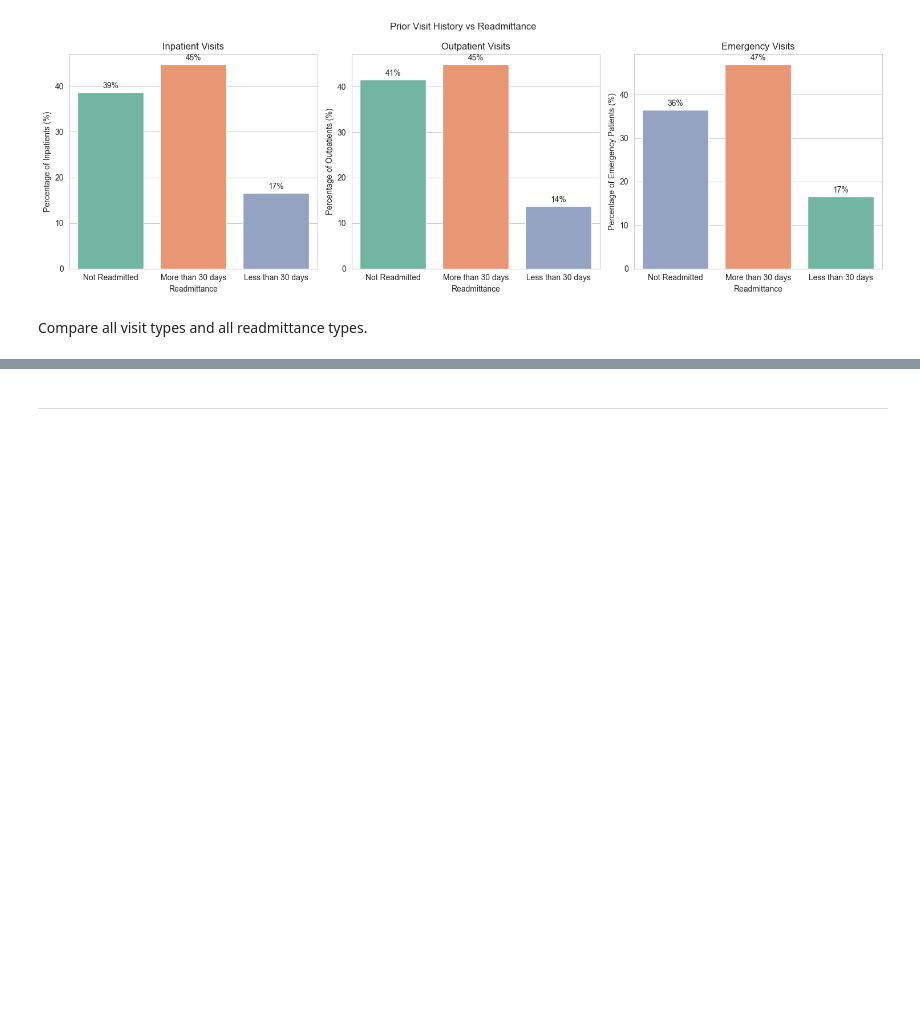
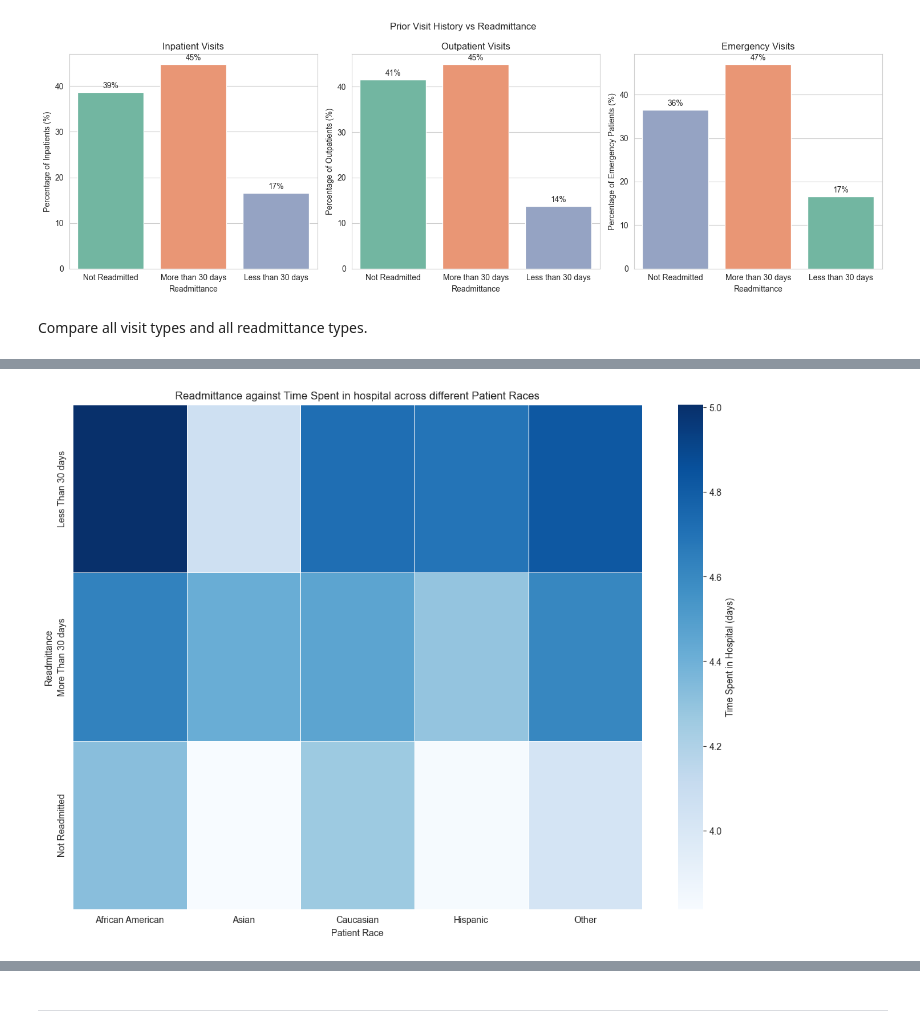
Before and after one commit to naqashb7/hospital_readmission_rates_analysis, a Jupyter notebook: jupyter_notebooks/EDA.ipynb, the cells around one changed output, grey strips where cells are left out. Drawn from its saved outputs; the diff is of its cells as text; code cells hidden in the pictures; blank space fills up the shorter version.

```diff
--- a/jupyter_notebooks/EDA.ipynb
+++ b/jupyter_notebooks/EDA.ipynb
@@ -342,0 +384,15 @@ Compare all visit types and all readmittance types.
+# %%
+race_pivot = clean_hospital_data_df.pivot_table( index= "readmitted", columns = "race", values = "time_in_hospital", aggfunc= "mean")
+# %%
+plt.figure(figsize=(14,10))
+
+sns.heatmap(race_pivot,cmap= "Blues", linewidths= 0.5, cbar_kws={"label":"Time Spent in Hospital (days)"})
+
+plt.title("Readmittance against Time Spent in hospital across different Patient Races")
+plt.xlabel("Patient Race")
+plt.xticks( ticks =[0.5,1.5,2.5,3.5,4.5], labels=["African American","Asian","Caucasian","Hispanic","Other"] )
+plt.ylabel("Readmittance")
+plt.yticks(ticks = [0.5,1.5,2.5], labels=["Less Than 30 days","More Than 30 days", "Not Readmitted"])
+plt.show()
+# %% [output]
+[figure, added]
```
Also changed, not shown: parts of 11 cells of this notebook.
